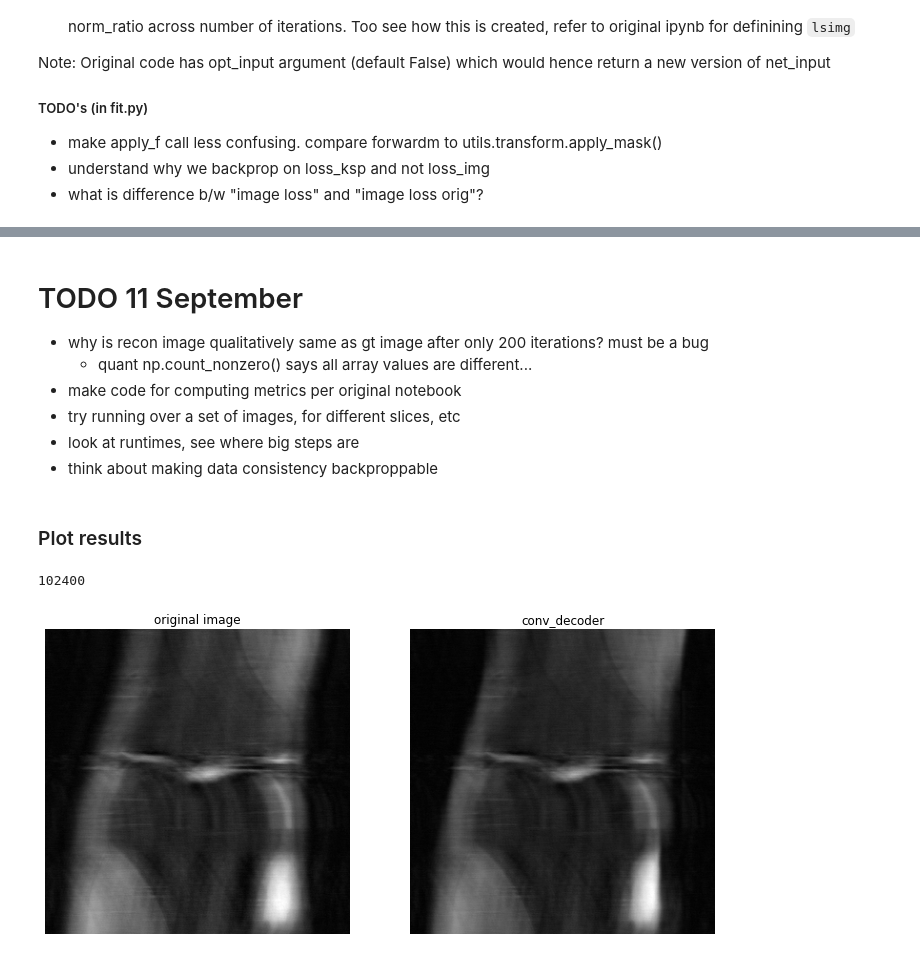
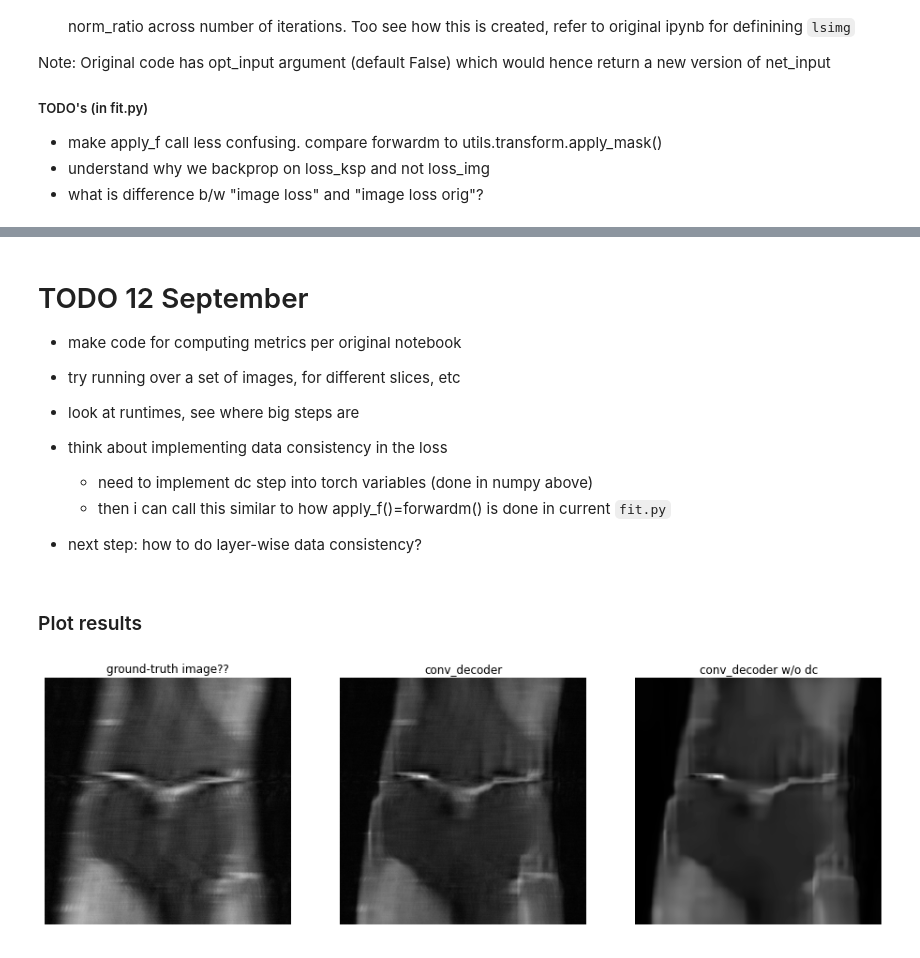
Before and after one commit to davevanveen/unsup_mri, a Jupyter notebook: 20200902_convdecoder_rework.ipynb, the cells around one changed output, grey strips where cells are left out. Saved outputs shown, nothing was run; the diff lists cells and outputs as text; code cells hidden in the pictures.

```diff
--- a/20200902_convdecoder_rework.ipynb
+++ b/20200902_convdecoder_rework.ipynb
@@ -30,7 +30,7 @@ else:
     dtype = torch.FloatTensor
 # %%
 def recon_ksp_to_img(ksp, dim=320):
-    ''' given a 3D npy array ksp k-space e.g. shape (15,x,y)
+    ''' given a 3D npy array (or torch tensor) ksp k-space e.g. shape (15,x,y)
         (1) perform ifft to img space
         (2) reshape/combine complex channels
         (3) combine multiple coils via root sum of squares
@@ -52,7 +52,9 @@ def recon_ksp_to_img(ksp, dim=320):
 
 Isolate individual 2D slice
 # %%
-filename = '/bmrNAS/people/dvv/multicoil_test_v2/file1000781_v2.h5'
+file_id = '1000411' #'1000781'
+
+filename = '/bmrNAS/people/dvv/multicoil_test_v2/file{}_v2.h5'.format(file_id)
 f = h5py.File(filename, 'r')
 # print('h5 file keys: ', f.keys())
 print('k-space shape (num_slices, num_coils, x, y): ', f['kspace'].shape)
@@ -162,6 +160,6 @@ Note: Original code has opt_input argument (default False) which would hence ret
 _, _, _, mse_wrt_ksp, mse_wrt_img, _, net = fit(
         ksp_masked=ksp_masked, img_masked=img_masked,
         net=net, net_input=net_input, mask=mask2d,
-        img_ls=None, num_iter=200)
+        img_ls=None, num_iter=1000)
 # %% [output]
 optimize with adam 0.01
@@ -191,31 +197,37 @@ torch.Size([15, 640, 368, 2])
+# %%
+img_gt = recon_ksp_to_img(slice_ksp)
+img_est = recon_ksp_to_img(ksp_est.detach().cpu())
 # %% [markdown]
-# TODO 11 September
-- why is recon image qualitatively same as gt image after only 200 iterations? must be a bug
-    - quant np.count_nonzero() says all array values are different...
+# TODO 12 September
 - make code for computing metrics per original notebook
 - try running over a set of images, for different slices, etc
 - look at runtimes, see where big steps are
-- think about making data consistency backproppable
+
+
+- think about implementing data consistency in the loss
+    - need to implement dc step into torch variables (done in numpy above)
+    - then i can call this similar to how apply_f()=forwardm() is done in current `fit.py`
+- next step: how to do layer-wise data consistency?
 # %% [markdown]
 ### Plot results
-# %%
-img_diff = img_dc - img_gt
-np.count_nonzero(arr_diff)
-# %% [output]
-102400
 # %%
-fig = plt.figure(figsize=(12, 6))
+fig = plt.figure(figsize=(16, 8))
 
-ax1 = fig.add_subplot(121)
+ax1 = fig.add_subplot(131)
 ax1.imshow(img_gt, cmap='gray')
-ax1.set_title('ground-truth image')
+ax1.set_title('ground-truth image??')
 ax1.axis('off')
 
-ax2 = fig.add_subplot(122)
+ax2 = fig.add_subplot(132)
 ax2.imshow(img_dc, cmap='gray')
 ax2.set_title('conv_decoder')
 ax2.axis('off')
 
+ax2 = fig.add_subplot(133)
+ax2.imshow(img_est, cmap='gray')
+ax2.set_title('conv_decoder w/o dc')
+ax2.axis('off')
+
 plt.show()
 # %% [output]
-[figure, old version]
+[figure, new version]
```
Also changed, not shown: parts of 9 cells of this notebook.
